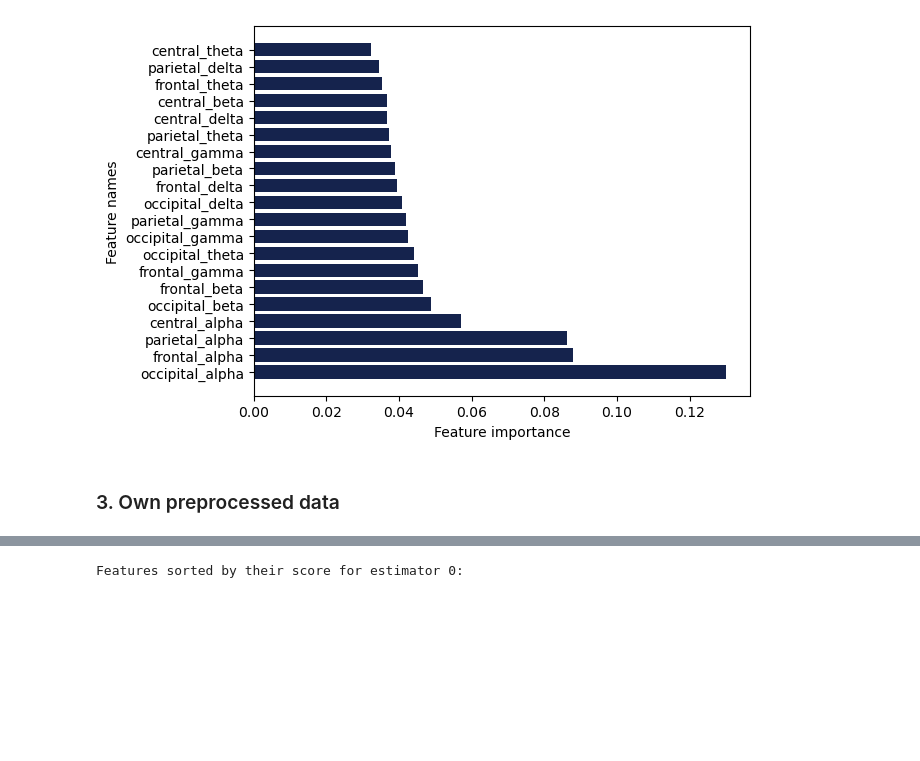
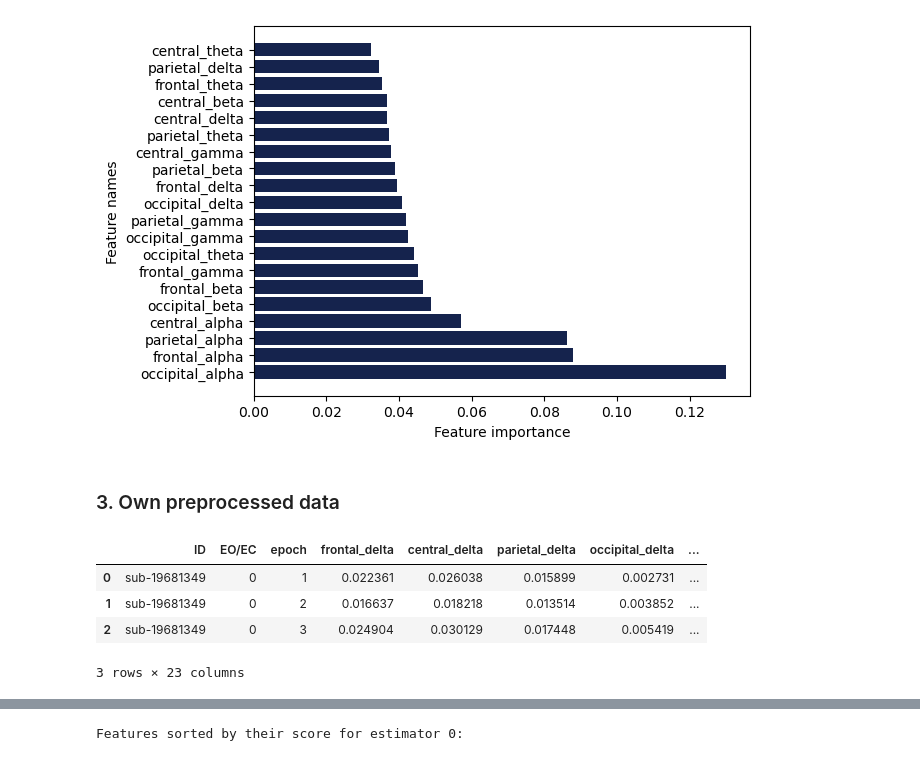
Before and after one commit to TSmolders/Internship_EEG, a Jupyter notebook: 3_ec_eo_classification_validation.ipynb, the cells around one changed output, grey strips where cells are left out. Drawn from its saved outputs; the diff is of its cells as text; code cells hidden in the pictures; blank space fills up the shorter version.

```diff
--- a/3_ec_eo_classification_validation.ipynb
+++ b/3_ec_eo_classification_validation.ipynb
@@ -775,6 +790,13 @@ del df_vandijk # remove dataframe from memory
 ### 3. Own preprocessed data
 # %%
 df_own = pd.read_pickle('df_own_psds.pkl')
+df_own.head(3)
+# %% [output]
+|  | ID | EO/EC | epoch | frontal_delta | central_delta | parietal_delta | occipital_delta | ... |
+| 0 | sub-19681349 | 0 | 1 | 0.022361 | 0.026038 | 0.015899 | 0.002731 | ... |
+| 1 | sub-19681349 | 0 | 2 | 0.016637 | 0.018218 | 0.013514 | 0.003852 | ... |
+| 2 | sub-19681349 | 0 | 3 | 0.024904 | 0.030129 | 0.017448 | 0.005419 | ... |
+3 rows × 23 columns
 # %%
 ### Code from Anne van Duijvenbode, but slightly adjusted to fit the current data
 
```
Also changed, not shown: parts of 7 cells of this notebook.
